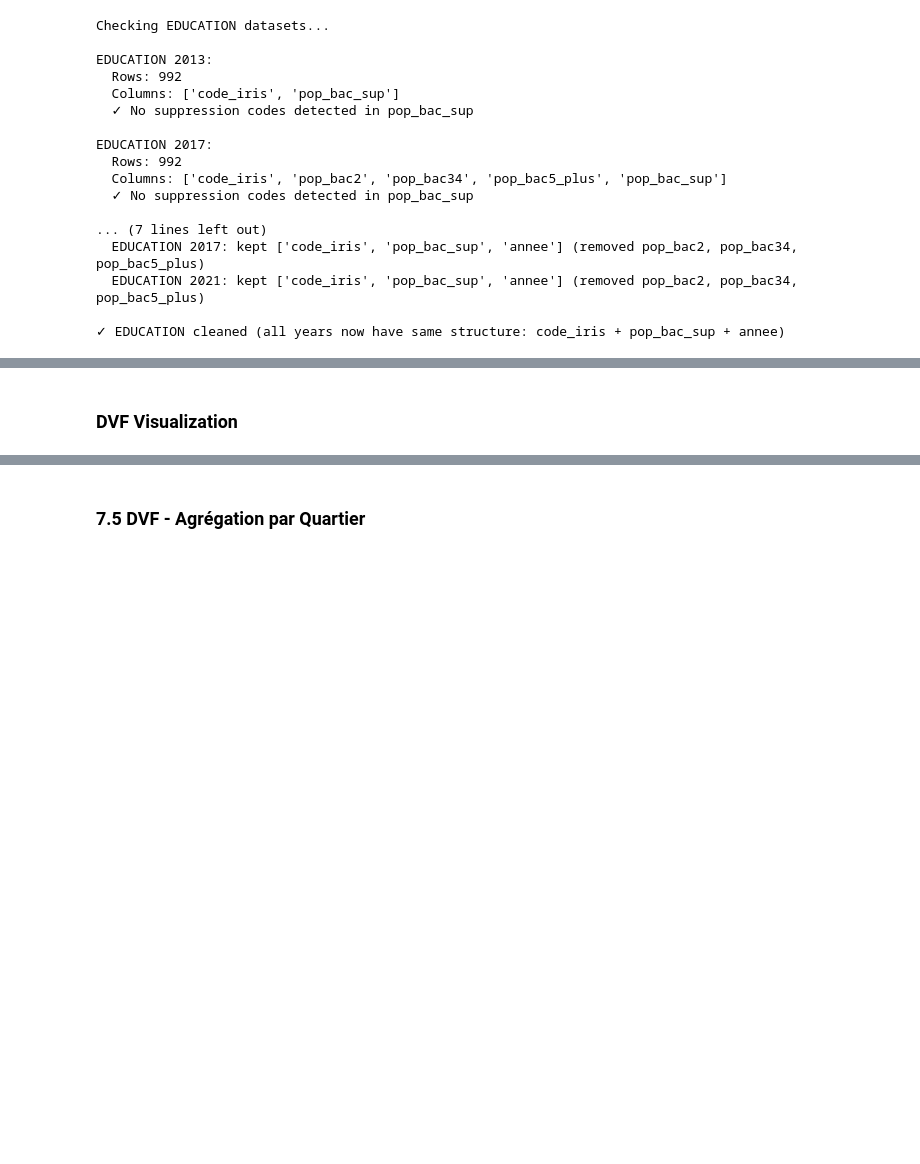
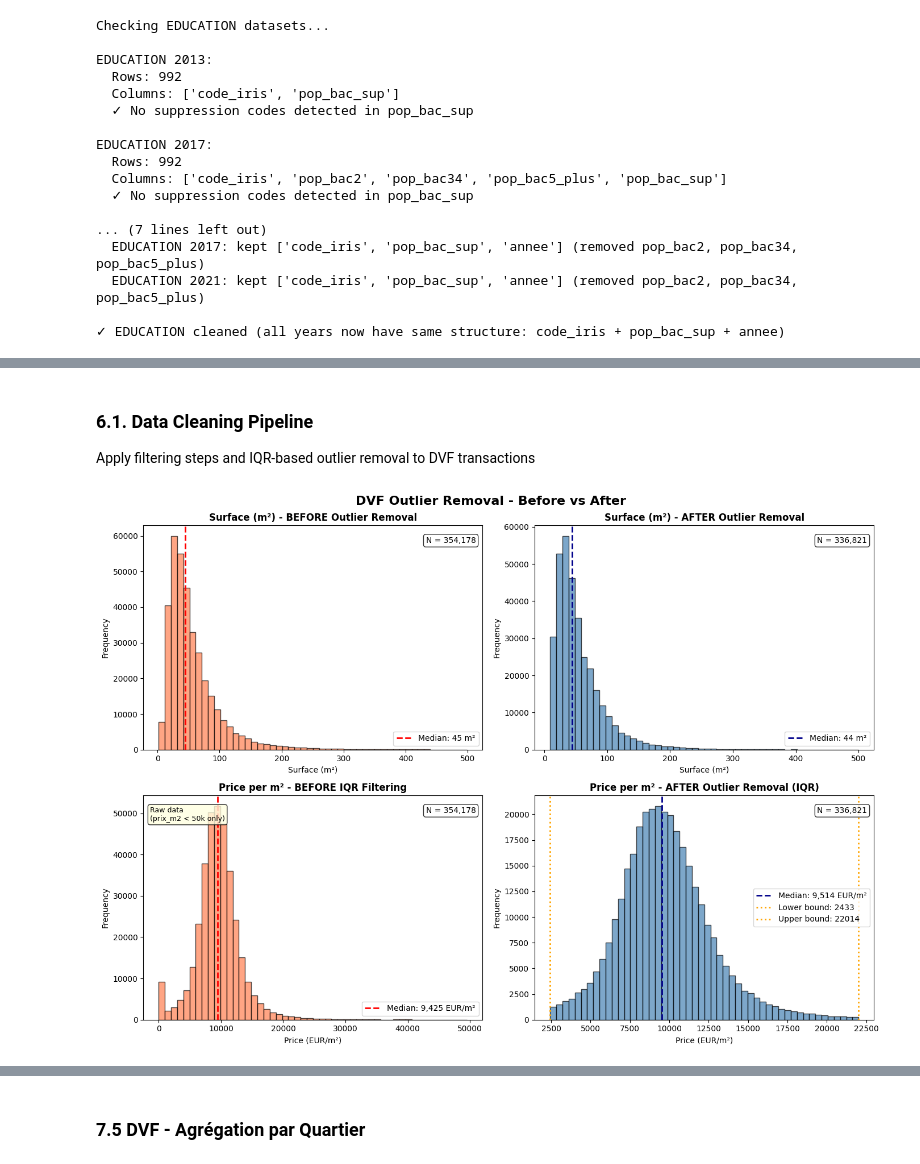
Before and after one commit to jdgruben/thesis, a Jupyter notebook: notebooks/prep_dataV6.ipynb, the cells around one changed output, grey strips where cells are left out. Drawn from its saved outputs; the diff is of its cells as text; code cells hidden in the pictures; blank space fills up the shorter version.

```diff
--- a/notebooks/prep_dataV6.ipynb
+++ b/notebooks/prep_dataV6.ipynb
@@ -465,2 +556,76 @@ Maison                 1128 11284.56 11354.54
-# %% [markdown]
-### DVF Visualization
+# %% [markdown]
+### 6.1. Data Cleaning Pipeline
+
+Apply filtering steps and IQR-based outlier removal to DVF transactions
+# %%
+# Visualize impact of outlier removal
+fig, axes = plt.subplots(2, 2, figsize=(14, 10))
+fig.suptitle('DVF Outlier Removal - Before vs After', fontsize=16, fontweight='bold')
+
+# Row 1: Surface (sbati)
+# Before
+axes[0, 0].hist(dvf_before['sbati'], bins=50, color='coral', alpha=0.7, edgecolor='black')
+axes[0, 0].set_title('Surface (m²) - BEFORE Outlier Removal', fontweight='bold')
+axes[0, 0].set_xlabel('Surface (m²)')
+axes[0, 0].set_ylabel('Frequency')
+axes[0, 0].axvline(dvf_before['sbati'].median(), color='red', linestyle='--', linewidth=2, label=f'Median: {dvf_before["sbati"].median():.0f} m²')
+axes[0, 0].legend()
+axes[0, 0].text(0.98, 0.95, f'N = {len(dvf_before):,}',
+                transform=axes[0, 0].transAxes, ha='right', va='top',
+                bbox=dict(boxstyle='round', facecolor='white', alpha=0.8))
+
+# After
+axes[0, 1].hist(dvf_clean['sbati'], bins=50, color='steelblue', alpha=0.7, edgecolor='black')
+axes[0, 1].set_title('Surface (m²) - AFTER Outlier Removal', fontweight='bold')
+axes[0, 1].set_xlabel('Surface (m²)')
+axes[0, 1].set_ylabel('Frequency')
+axes[0, 1].axvline(dvf_clean['sbati'].median(), color='darkblue', linestyle='--', linewidth=2, label=f'Median: {dvf_clean["sbati"].median():.0f} m²')
+axes[0, 1].legend()
+axes[0, 1].text(0.98, 0.95, f'N = {len(dvf_clean):,}',
+                transform=axes[0, 1].transAxes, ha='right', va='top',
+                bbox=dict(boxstyle='round', facecolor='white', alpha=0.8))
+
+# Row 2: Price per m²
+# Before - Raw data (only extreme outliers removed for readability)
+axes[1, 0].hist(dvf_before['prix_m2'], bins=50, color='coral', alpha=0.7, edgecolor='black')
+axes[1, 0].set_title('Price per m² - BEFORE IQR Filtering', fontweight='bold')
+axes[1, 0].set_xlabel('Price (EUR/m²)')
+axes[1, 0].set_ylabel('Frequency')
+axes[1, 0].axvline(dvf_before['prix_m2'].median(), color='red', linestyle='--', linewidth=2, label=f'Median: {dvf_before["prix_m2"].median():,.0f} EUR/m²')
+axes[1, 0].legend()
+axes[1, 0].text(0.98, 0.95, f'N = {len(dvf_before):,}',
+                transform=axes[1, 0].transAxes, ha='right', va='top',
+                bbox=dict(boxstyle='round', facecolor='white', alpha=0.8))
+axes[1, 0].text(0.02, 0.95, f'Raw data\n(prix_m2 < 50k only)',
+                transform=axes[1, 0].transAxes, ha='left', va='top',
+                bbox=dict(boxstyle='round', facecolor='lightyellow', alpha=0.8), fontsize=9)
+
+# After
+axes[1, 1].hist(dvf_clean['prix_m2'], bins=50, color='steelblue', alpha=0.7, edgecolor='black')
+axes[1, 1].set_title('Price per m² - AFTER Outlier Removal (IQR)', fontweight='bold')
+axes[1, 1].set_xlabel('Price (EUR/m²)')
+axes[1, 1].set_ylabel('Frequency')
+axes[1, 1].axvline(dvf_clean['prix_m2'].median(), color='darkblue', linestyle='--', linewidth=2, label=f'Median: {dvf_clean["prix_m2"].median():,.0f} EUR/m²')
+axes[1, 1].axvline(lower_bound, color='orange', linestyle=':', linewidth=2, label=f'Lower bound: {lower_bound:.0f}')
+axes[1, 1].axvline(upper_bound, color='orange', linestyle=':', linewidth=2, label=f'Upper bound: {upper_bound:.0f}')
+axes[1, 1].legend()
+axes[1, 1].text(0.98, 0.95, f'N = {len(dvf_clean):,}',
+                transform=axes[1, 1].transAxes, ha='right', va='top',
+                bbox=dict(boxstyle='round', facecolor='white', alpha=0.8))
+
+plt.tight_layout()
+plt.show()
+
+print(f"\n{'='*60}")
+print(f"OUTLIER REMOVAL SUMMARY")
+print(f"{'='*60}")
+print(f"Transactions removed: {len(dvf_before) - len(dvf_clean):,} ({(len(dvf_before) - len(dvf_clean))/len(dvf_before)*100:.1f}%)")
+print(f"Transactions kept: {len(dvf_clean):,} ({len(dvf_clean)/len(dvf_before)*100:.1f}%)")
+print(f"\nSurface (m²):")
+print(f"  Before: {dvf_before['sbati'].min():.0f} - {dvf_before['sbati'].max():.0f} (median: {dvf_before['sbati'].median():.0f})")
+print(f"  After:  {dvf_clean['sbati'].min():.0f} - {dvf_clean['sbati'].max():.0f} (median: {dvf_clean['sbati'].median():.0f})")
+print(f"\nPrice per m²:")
+print(f"  Before: {dvf_before['prix_m2'].min():,.0f} - {dvf_before['prix_m2'].max():,.0f} EUR/m² (median: {dvf_before['prix_m2'].median():,.0f})")
+print(f"  After:  {dvf_clean['prix_m2'].min():,.0f} - {dvf_clean['prix_m2'].max():,.0f} EUR/m² (median: {dvf_clean['prix_m2'].median():,.0f})")
+# %% [output]
+[figure, added]
```
Also changed, not shown: parts of 92 cells of this notebook, 1 other file.
